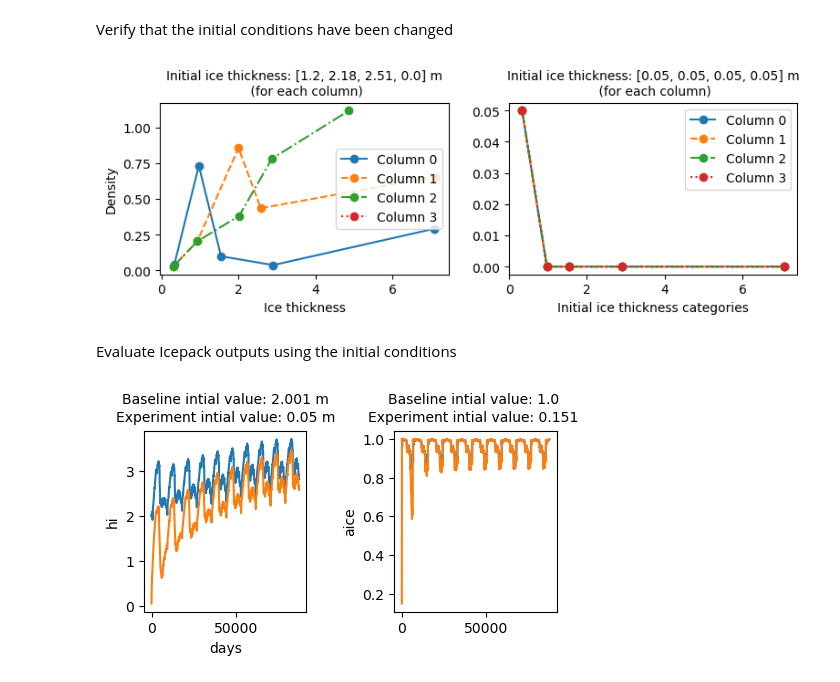
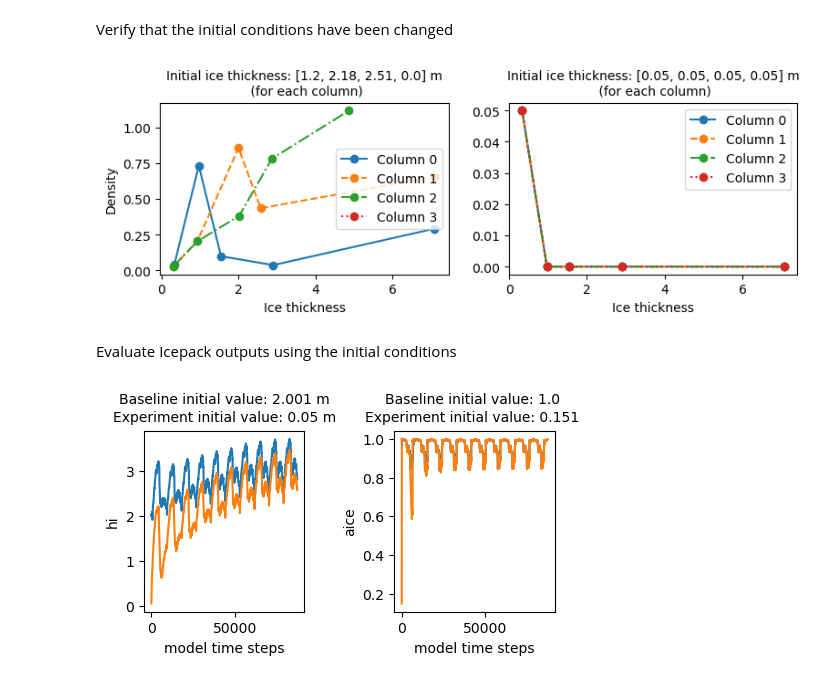
Before and after one commit to NoahDay/sea-ice-models, a Jupyter notebook: icepack.ipynb, the cells around one changed output. Cells and saved outputs as stored; diff of their text form; code cells hidden in the pictures.

```diff
--- a/icepack.ipynb
+++ b/icepack.ipynb
@@ -161,7 +162,7 @@ axes[0].legend()
 
 for column_test in range(4):
     axes[1].plot(ds_modified['vicen'][:,column_test]/ds_modified['aicen'][:,column_test], ds_modified['vicen'][:,column_test], 'o-', label = 'Column {}'.format(column_test), linestyle=line_styles[column_test % len(line_styles)])
-axes[1].set_xlabel('Initial ice thickness categories')
+axes[1].set_xlabel('Ice thickness')
 initial_values = []
 for column_test in range(4):
     initial_values.append(np.round(ds_modified['vicen'].sum(dim='ncat')[column_test].values, 3))
@@ -169,7 +170,7 @@ axes[1].text(0.5, 1.05, 'Initial ice thickness: ' +  str(initial_values) +' m\n
 axes[1].legend()
 plt.tight_layout()
 # %% [output]
-[figure, old version]
+[figure, new version]
 # %% [markdown]
 Evaluate Icepack outputs using the initial  conditions
 # %%
@@ -178,32 +179,33 @@ def get_icepack_var(ds_history, var, column_test=1):
         plot_data = ds_history.vicen.sum(dim='ncat')
     else:
         plot_data = ds_history[var]
     return plot_data[:,column_test]
 
 ds_baseline = xr.open_dataset('/Users/noahday/GitHub/icepack-dirs/runs/icepack_test0/history/icepack.h.20150101_default_ic.nc')
 ds_baseline
 
 ds_experiment= xr.open_dataset('/Users/noahday/GitHub/icepack-dirs/runs/icepack_test0/history/icepack.h.20160101.nc')
 ds_experiment
 
 
 fig, axes = plt.subplots(1,2, figsize=[5, 3], sharex=True)
 var = 'hi'
 axes[0].plot(get_icepack_var(ds_baseline, var))
 axes[0].plot(get_icepack_var(ds_experiment, var))
 axes[0].set_ylabel(var)
-axes[0].set_xlabel('days')
+axes[0].set_xlabel('model time steps')
 axes[0].text(0.5, 1.15, 'Baseline initial value: ' + str(np.round(get_icepack_var(ds_baseline, var)[0].values, 3))+' m', ha='center', transform=axes[0].transAxes)
 axes[0].text(0.5, 1.05, 'Experiment initial value: ' + str(np.round(get_icepack_var(ds_experiment, var)[0].values, 3))+' m', ha='center', transform=axes[0].transAxes)
 
 
 var = 'aice'
 axes[1].plot(get_icepack_var(ds_baseline, var))
 axes[1].plot(get_icepack_var(ds_experiment, var))
 axes[1].set_ylabel(var)
 axes[1].text(0.5, 1.15, 'Baseline initial value: ' + str(np.round(get_icepack_var(ds_baseline, var)[0].values, 3))+' ', ha='center', transform=axes[1].transAxes)
 axes[1].text(0.5, 1.05, 'Experiment initial value: ' + str(np.round(get_icepack_var(ds_experiment, var)[0].values, 3))+' ', ha='center', transform=axes[1].transAxes)
+axes[1].set_xlabel('model time steps')
 
 plt.tight_layout()
 # %% [output]
-[figure, old version]
+[figure, new version]
```
Also changed, not shown: parts of 3 cells of this notebook.
